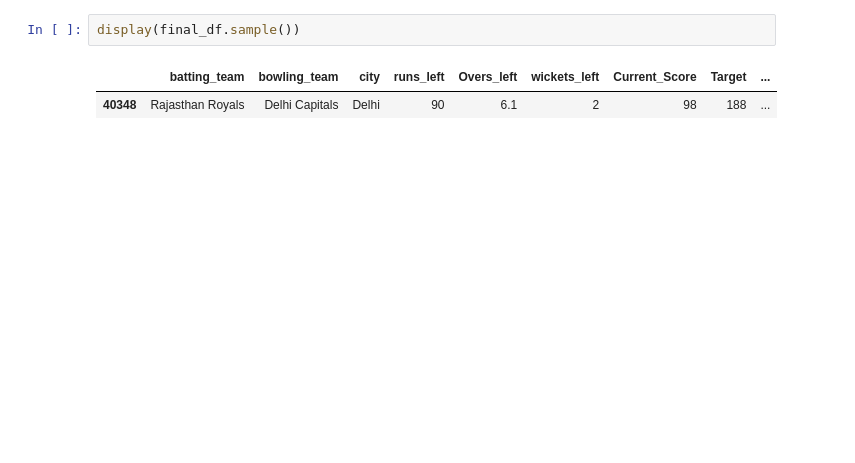
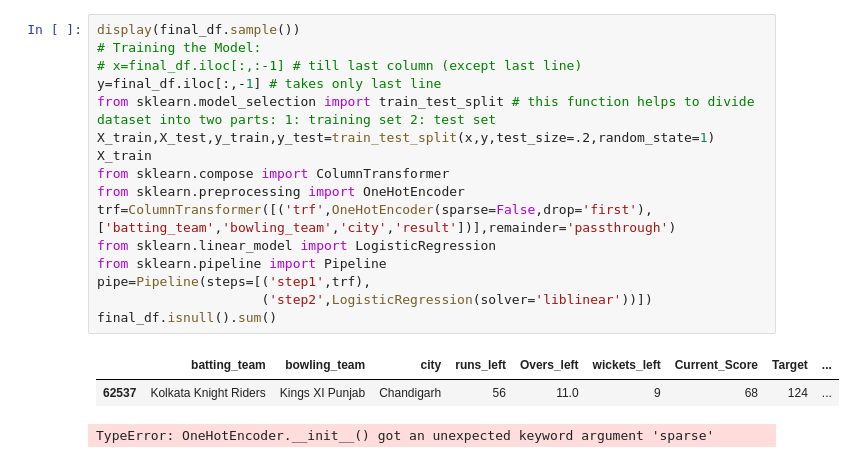
Before and after one commit to vedprakash8721/Cricket-Score-Predictor, a Jupyter notebook: Notebook/Load_and_clean_data.ipynb, the cells around one changed output. Cells and saved outputs as stored; diff of their text form; blank space fills up the shorter version.

Commit message:
Machine learning part

```diff
--- a/Notebook/Load_and_clean_data.ipynb
+++ b/Notebook/Load_and_clean_data.ipynb
@@ -178,5 +178,20 @@ Name: count, dtype: int64
 # %%
 display(final_df.sample())
+# Training the Model:
+# x=final_df.iloc[:,:-1] # till last column (except last line)
+y=final_df.iloc[:,-1] # takes only last line
+from sklearn.model_selection import train_test_split # this function helps to divide dataset into two parts: 1: training set 2: test set
+X_train,X_test,y_train,y_test=train_test_split(x,y,test_size=.2,random_state=1)
+X_train
+from sklearn.compose import ColumnTransformer
+from sklearn.preprocessing import OneHotEncoder
+trf=ColumnTransformer([('trf',OneHotEncoder(sparse=False,drop='first'),['batting_team','bowling_team','city','result'])],remainder='passthrough')
+from sklearn.linear_model import LogisticRegression
+from sklearn.pipeline import Pipeline
+pipe=Pipeline(steps=[('step1',trf),
+                     ('step2',LogisticRegression(solver='liblinear'))])
+final_df.isnull().sum()
 # %% [output]
 |  | batting_team | bowling_team | city | runs_left | Overs_left | wickets_left | Current_Score | Target | ... |
-| 40348 | Rajasthan Royals | Delhi Capitals | Delhi | 90 | 6.1 | 2 | 98 | 188 | ... |
+| 62537 | Kolkata Knight Riders | Kings XI Punjab | Chandigarh | 56 | 11.0 | 9 | 68 | 124 | ... |
+TypeError: OneHotEncoder.__init__() got an unexpected keyword argument 'sparse'
```
Also changed, not shown: parts of 1 cell of this notebook.
